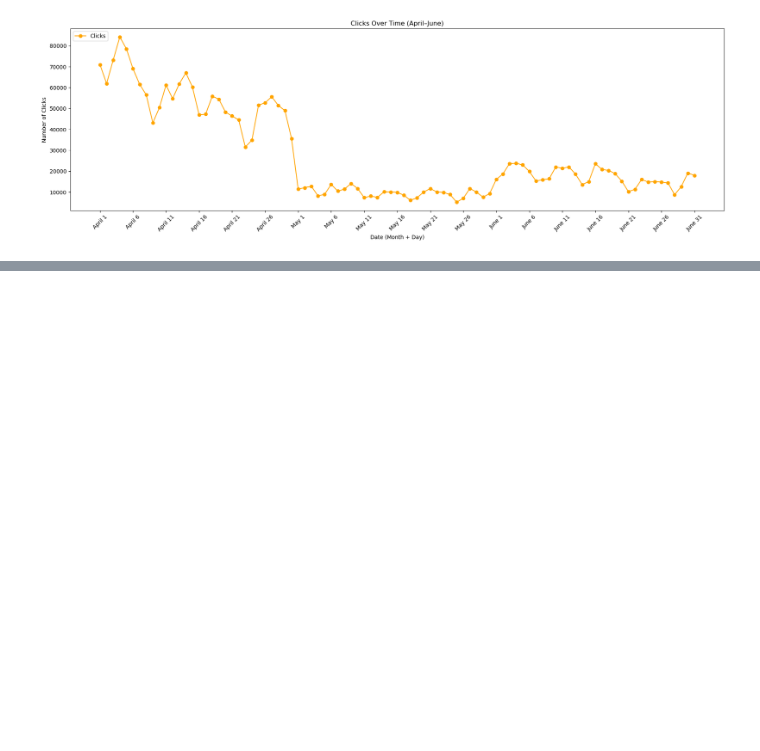
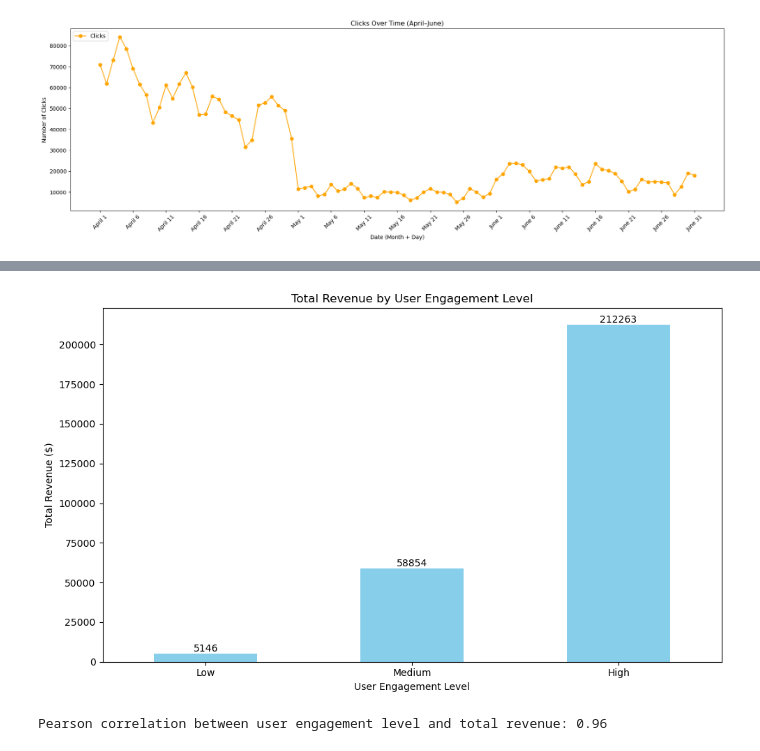
Before and after one commit to Tanush-IIITH/Projects, a Jupyter notebook: Online_Ads_DS/main.ipynb, the cells around one changed output, grey strips where cells are left out. Drawn from its saved outputs; the diff is of its cells as text; code cells hidden in the pictures; blank space fills up the shorter version.

Commit message:
Add Correlation between user engagement levels and revenue generated

```diff
--- a/Online_Ads_DS/main.ipynb
+++ b/Online_Ads_DS/main.ipynb
@@ -954,0 +923,34 @@ max    84224.000000
+# %%
+total_revenue_by_user_engagement = df.groupby('user_engagement')['revenue'].sum()
+
+fig, ax = plt.subplots(figsize=(10, 6))
+total_revenue_by_user_engagement.plot(kind='bar', ax=ax, color='skyblue')
+for bar in ax.patches:
+    height = bar.get_height()
+    ax.text(
+        bar.get_x() + bar.get_width()/2,
+        height,
+        f'{int(height)}',
+        ha='center', va='bottom', fontsize=10
+    )
+
+ax.set_title('Total Revenue by User Engagement Level')
+ax.set_xlabel('User Engagement Level')
+ax.set_ylabel('Total Revenue ($)')
+ax.set_xticks(range(len(total_revenue_by_user_engagement)))
+ax.set_xticklabels(['Low', 'Medium', 'High'], rotation=0)
+
+plt.tight_layout()
+plt.show()
+# %% [output]
+[figure, added]
+# %%
+#Using Pearson correlation to find the correlation between user engagement and revenue
+df_corr = total_revenue_by_user_engagement.reset_index()
+df_corr.columns = ['user_engagement', 'total_revenue']
+
+correlation = df_corr['user_engagement'].corr(df_corr['total_revenue'])
+
+print(f"Pearson correlation between user engagement level and total revenue: {correlation:.2f}")
+# %% [output]
+Pearson correlation between user engagement level and total revenue: 0.96
```
Also changed, not shown: parts of 13 cells of this notebook.
